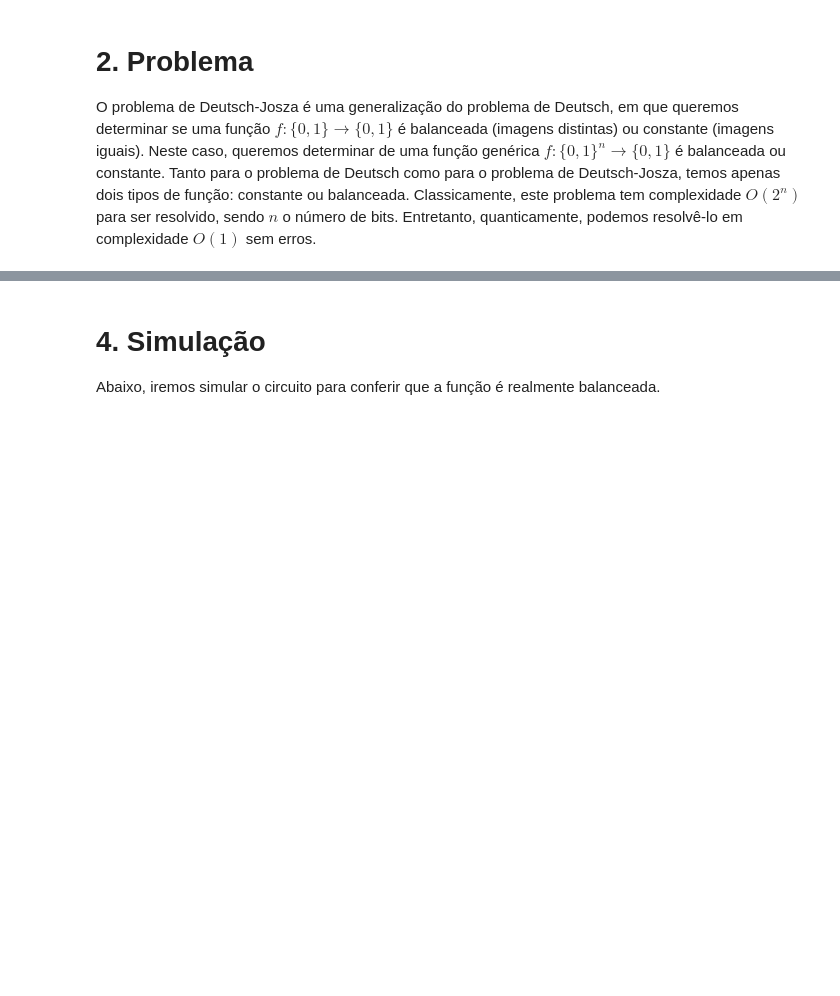
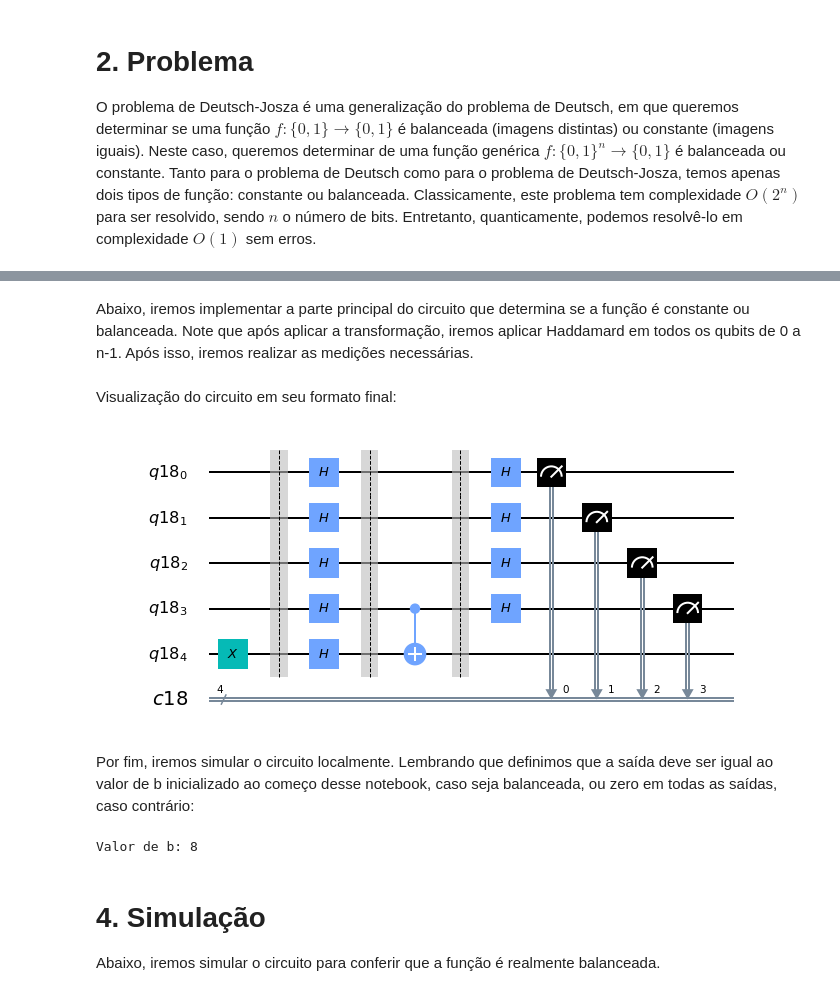
Before and after one commit to brenomatos/deutsch-jozsa, a Jupyter notebook: deutsch-jozsa.ipynb, the cells around one changed output, grey strips where cells are left out. Saved outputs shown, nothing was run; the diff lists cells and outputs as text; code cells hidden in the pictures; blank space fills up the shorter version.

```diff
--- a/deutsch-jozsa.ipynb
+++ b/deutsch-jozsa.ipynb
@@ -18,15 +28,14 @@ O problema de Deutsch-Josza é uma generalização do problema de Deutsch, em qu
 # %%
-# Trabalharemos com uma string de 4 qubits
-n = 4
-
-# função constante
 oracle = "b"
 
-# se o oraculo eh balanceado, seta a string
+# se o oraculo eh balanceado, seta a string de saida
 if oracle == "b":
-        b = 0b1010 #b = np.random.randint(1,2**n)
+    b = np.random.randint(1,2**n)
 
-# se o oraculo eh constante, seta c = 0 ou 1 randomicamente.
+# se o oraculo eh constante, seta c = 0.
 if oracle == "c":
-    c = np.random.randint(2)
+    c = 0
+
+print("Valor de b: {0:b}".format(37))
+print("Valor de c:",c)
 # %% [output]
@@ -84,0 +77,2 @@ djCircuit.draw(output='mpl')
+# %% [markdown]
+Abaixo, iremos implementar a parte principal do circuito que determina se a função é constante ou balanceada. Note que após aplicar a transformação, iremos aplicar Haddamard em todos os qubits de 0 a n-1. Após isso, iremos realizar as medições necessárias.
@@ -85,3 +106,15 @@ djCircuit.draw(output='mpl')
+# %% [markdown]
+Visualização do circuito em seu formato final:
+# %%
+djCircuit.draw(output='mpl')
+# %% [output]
+[figure, added]
+# %% [markdown]
+Por fim, iremos simular o circuito localmente. Lembrando que definimos que a saída deve ser igual ao valor de b inicializado ao começo desse notebook, caso seja balanceada, ou zero em todas as saídas, caso contrário:
+# %%
+print("Valor de b:",b)
+# %% [output]
+Valor de b: 8
 # %% [markdown]
 # 4. Simulação
 Abaixo, iremos simular o circuito para conferir que a função é realmente balanceada.
```
Also changed, not shown: parts of 13 cells of this notebook.
